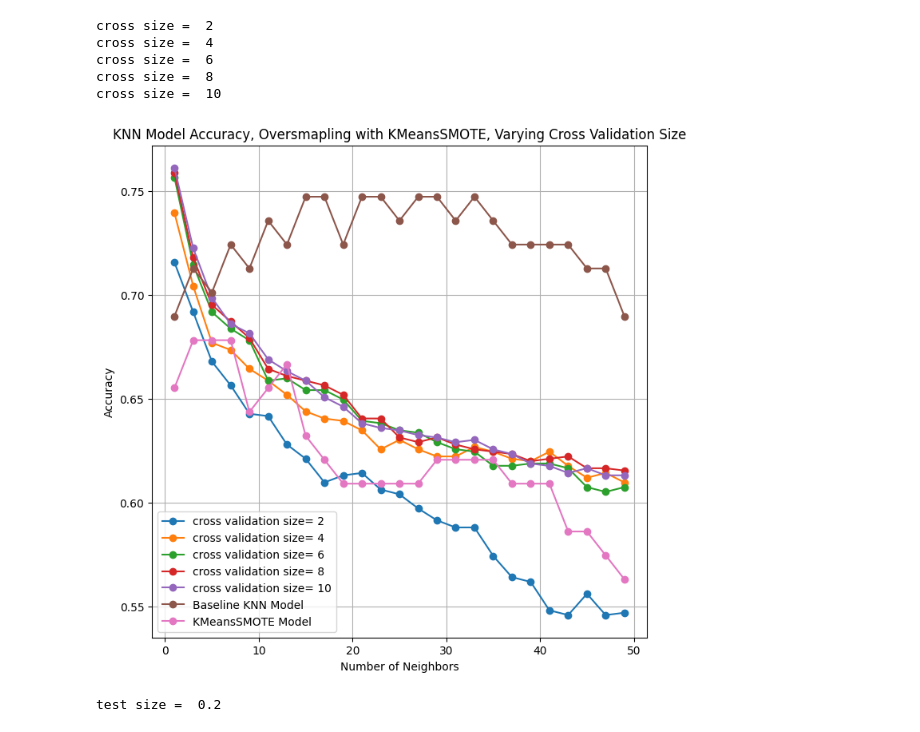
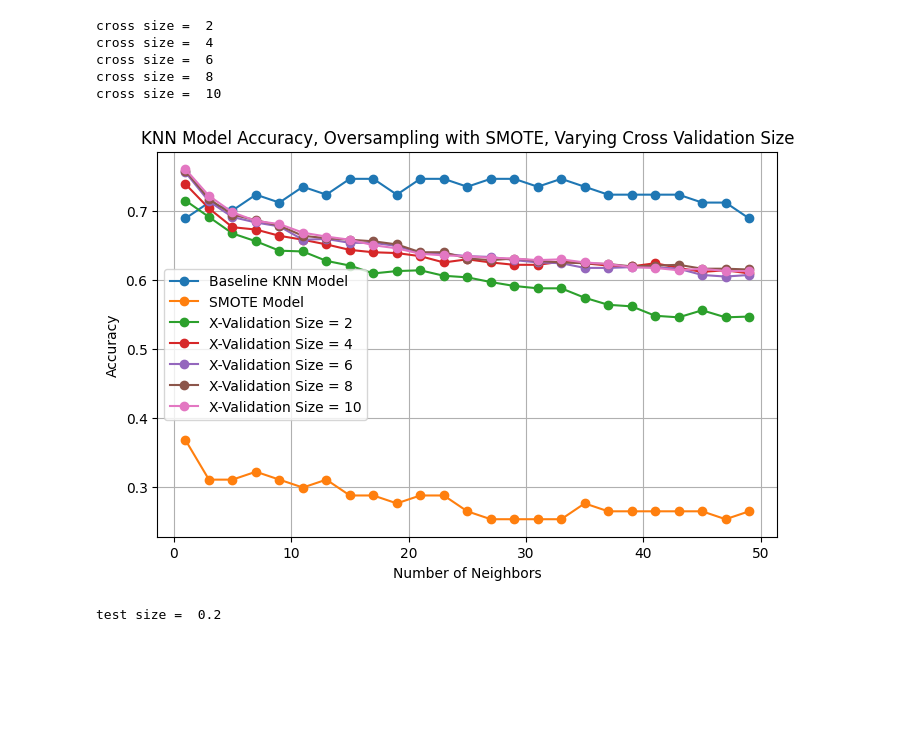
Before and after one commit to dnaae/ML-, a Jupyter notebook: KNN.ipynb, the cells around one changed output. Saved outputs shown, nothing was run; the diff lists cells and outputs as text; code cells hidden in the pictures; blank space fills up the shorter version.

Commit message:
accuracy report

```diff
--- a/KNN.ipynb
+++ b/KNN.ipynb
@@ -18,7 +18,7 @@ data = pd.read_csv("merged.csv")
 
 data.drop(['Unnamed: 0', 'Unnamed: 0.1', 'TBL','fraction_genome_altered','aneuploidy_score','TMB'], axis=1, inplace=True)
 # %%
-def KNN2(target_variable='msi_status', test_size=0.2, random_state=42, neighbors=5, do_cross=False, do_smote=False, type_smote='KMeansSMOTE', weight='uniform'):
+def KNN2(target_variable='msi_status', test_size=0.2, random_state=42, neighbors=5, do_cross=False, do_smote=False, type_smote='SMOTE', weight='uniform'):
     y = data[target_variable]
     X = data.drop(target_variable, axis=1)
     le = LabelEncoder()
@@ -76,10 +76,10 @@ number_of_neighbors_list = [1, 3, 5, 7, 9, 11, 13, 15, 17, 19, 21, 23, 25, 27, 2
 cross_validation_list = [2, 4, 6, 8, 10]
 training_size = [0.2, 0.3, 0.4, 0.5, 0.6, 0.7, 0.8]
 all_smotes = [
-    # "none",
+    "none",
     # "BorderlineSMOTE",
-    # "SMOTE",
-    "SVMSMOTE",
+    "SMOTE",
+    # "SVMSMOTE",
     # "ADASYN",
     # "KMeansSMOTE",
     # "RandomOverSampler"
@@ -96,7 +96,7 @@ for i in all_smotes:
         accuracy_scores.append(accuracy)
         if i == "none":
             baseline_accuracy_scores1.append(accuracy)
-        if i == "KMeansSMOTE":
+        if i == "SMOTE":
             baseline_kmeans_accuracy_scores1.append(accuracy)
     accuracy_scores_1.append((i, accuracy_scores))
 # %% [output]
@@ -113,7 +129,7 @@ for i in all_smotes:
         accuracy_scores.append(accuracy)
         if i == "none":
             baseline_accuracy_scores.append(accuracy)
-        if i == "KMeansSMOTE":
+        if i == "SMOTE":
             baseline_kmeans_accuracy_scores.append(accuracy)
     accuracy_scores_1.append((i, accuracy_scores))
 # %% [output]
@@ -162,20 +178,20 @@ cross size =  6
 cross size =  8
 cross size =  10
 # %%
-fig = plt.figure(figsize=(8, 8))
+fig = plt.figure(figsize=(8, 5))
 fig = fig.add_subplot(111)
+fig.plot(number_of_neighbors_list, baseline_accuracy_scores, marker='o', label="Baseline KNN Model")
+fig.plot(number_of_neighbors_list, baseline_kmeans_accuracy_scores, marker='o', label="SMOTE Model")
 for i in range(len(accuracy_scores_2)):
-    fig.plot(number_of_neighbors_list, accuracy_scores_2[i][1], marker='o', label="cross validation size = {}".format(accuracy_scores_2[i][0]))
-fig.plot(number_of_neighbors_list, baseline_accuracy_scores, marker='o', label="Baseline KNN Model")
-fig.plot(number_of_neighbors_list, baseline_kmeans_accuracy_scores, marker='o', label="KMeansSMOTE Model")
+    fig.plot(number_of_neighbors_list, accuracy_scores_2[i][1], marker='o', label="X-Validation Size = {}".format(accuracy_scores_2[i][0]))
 
 fig.set_xlabel('Number of Neighbors')
 fig.set_ylabel('Accuracy')
-fig.set_title('KNN Model Accuracy, Oversmapling with KMeansSMOTE, Varying Cross Validation Size')
+fig.set_title('KNN Model Accuracy, Oversampling with SMOTE, Varying Cross Validation Size')
 fig.legend()
 fig.grid(True)
 # %% [output]
-[figure, old version]
+[figure, new version]
 # %%
 accuracy_scores_3 = []
 for j in training_size:
```
Also changed, not shown: parts of 14 cells of this notebook.
